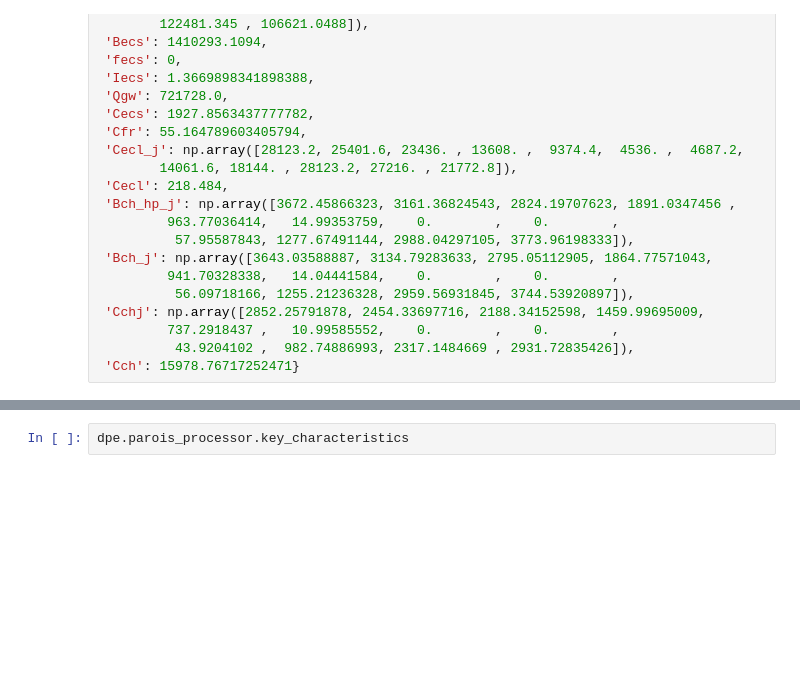
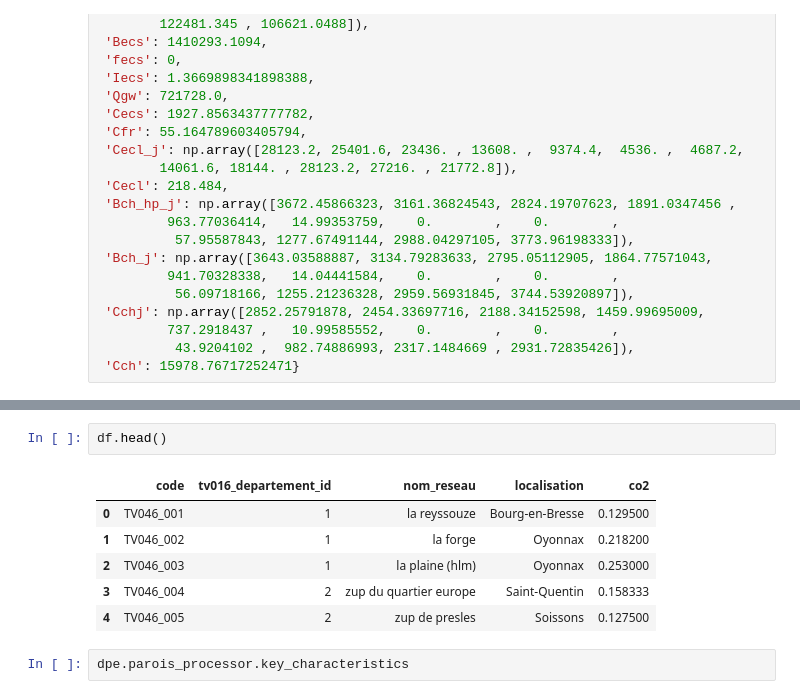
Before and after one commit to gabrielolympie/Py3CL, a Jupyter notebook: notebooks/devel.ipynb, the cells around one changed output, grey strips where cells are left out. Cells and saved outputs as stored; diff of their text form; blank space fills up the shorter version.

```diff
--- a/notebooks/devel.ipynb
+++ b/notebooks/devel.ipynb
@@ -830,3 +877,12 @@ b = np.array([0.18, 0.04, 0.04, 0.84])
+# %%
+df.head()
+# %% [output]
+|  | code | tv016_departement_id | nom_reseau | localisation | co2 |
+| 0 | TV046_001 | 1 | la reyssouze | Bourg-en-Bresse | 0.129500 |
+| 1 | TV046_002 | 1 | la forge | Oyonnax | 0.218200 |
+| 2 | TV046_003 | 1 | la plaine (hlm) | Oyonnax | 0.253000 |
+| 3 | TV046_004 | 2 | zup du quartier europe | Saint-Quentin | 0.158333 |
+| 4 | TV046_005 | 2 | zup de presles | Soissons | 0.127500 |
 # %%
 dpe.parois_processor.key_characteristics
 # %% [output]
```
Also changed, not shown: parts of 19 cells of this notebook, 13 other files.
